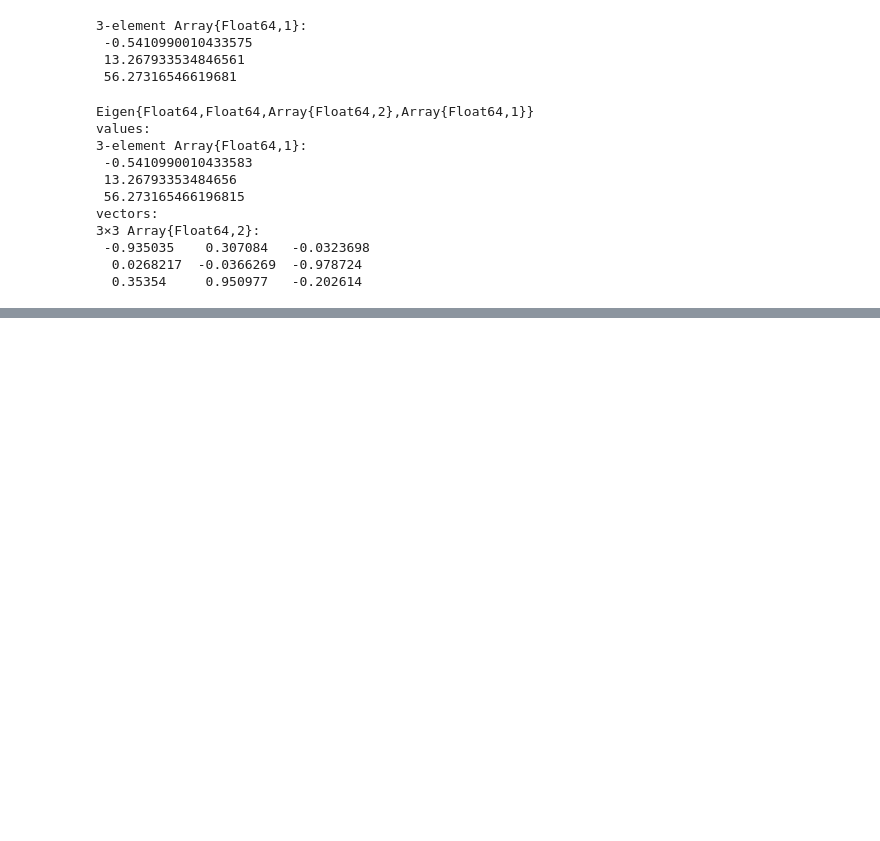
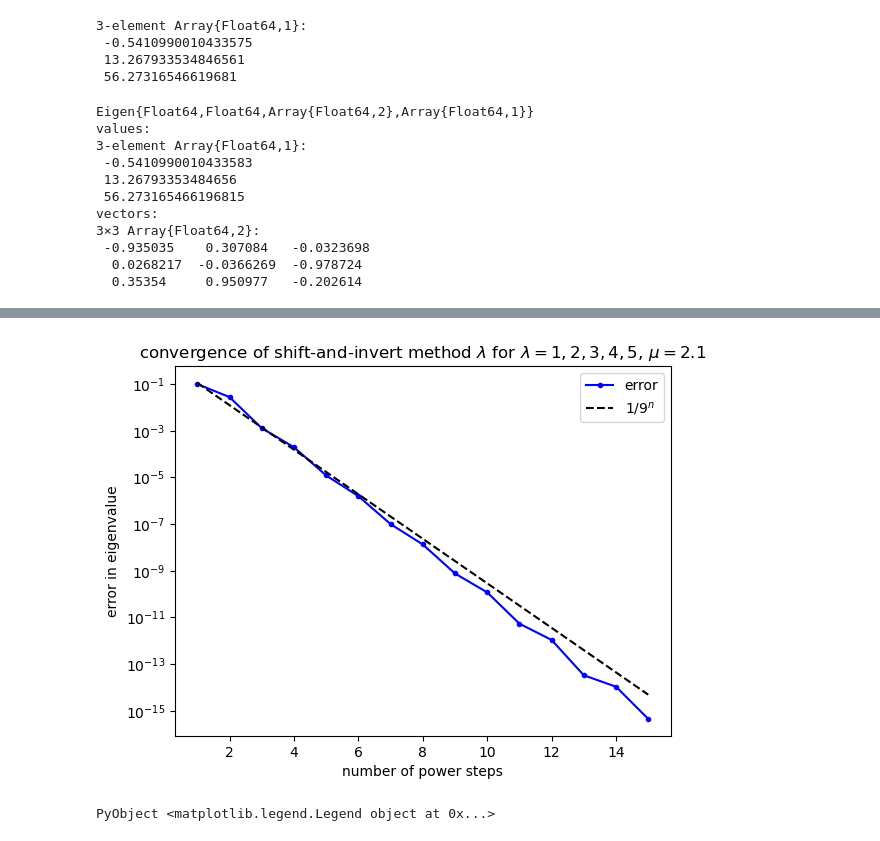
Before and after one commit to jakubkorczakowski/awid-project, a Jupyter notebook: WyznaczanieWartosciWlasnych.ipynb, the cells around one changed output, grey strips where cells are left out. Cells and saved outputs as stored; diff of their text form; code cells hidden in the pictures; blank space fills up the shorter version.

```diff
--- a/WyznaczanieWartosciWlasnych.ipynb
+++ b/WyznaczanieWartosciWlasnych.ipynb
@@ -287,0 +405,18 @@ vectors:
+# %%
+Δλ = Float64[]
+y = x
+for i = 1:15
+    y = (A - 2.1I) \ y
+    y = y / norm(y)
+    λ̃ = (y'A*y) / (y'y)
+    push!(Δλ, abs(λ̃ - 2))
+end
+semilogy(1:length(Δλ), Δλ, "b.-")
+semilogy(1:length(Δλ), (1/9).^(1:length(Δλ)), "k--")
+xlabel("number of power steps")
+ylabel("error in eigenvalue")
+title(L"convergence of shift-and-invert method $\lambda$ for $\lambda=1,2,3,4,5$, $\mu = 2.1$")
+legend(["error", L"1/9^n"])
+# %% [output]
+[figure, added]
+PyObject <matplotlib.legend.Legend object at 0x...>
```
Also changed, not shown: parts of 24 cells of this notebook.
